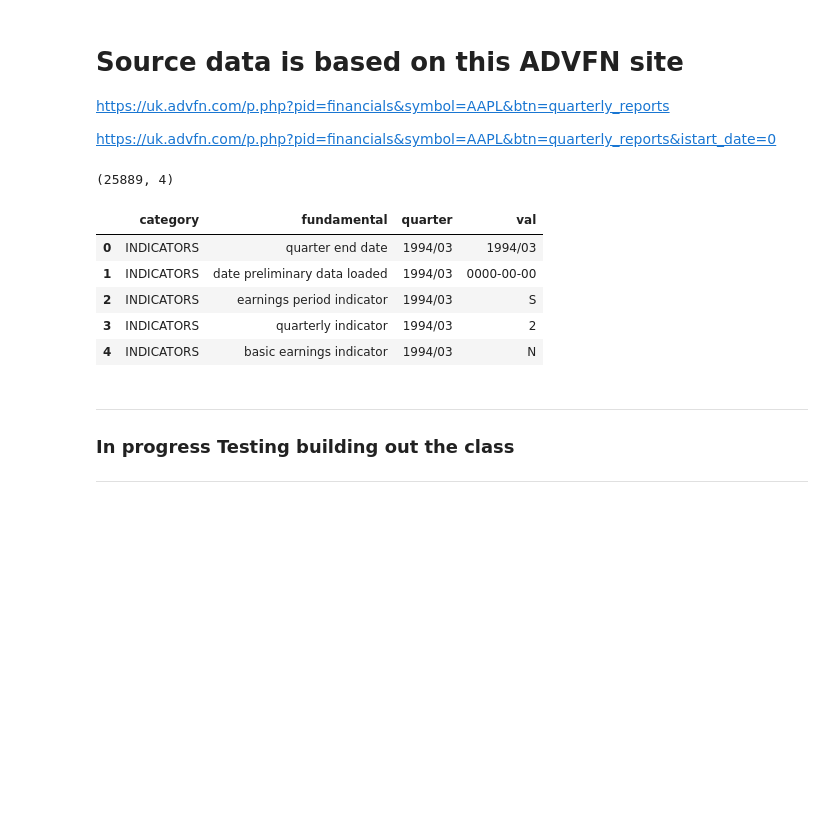
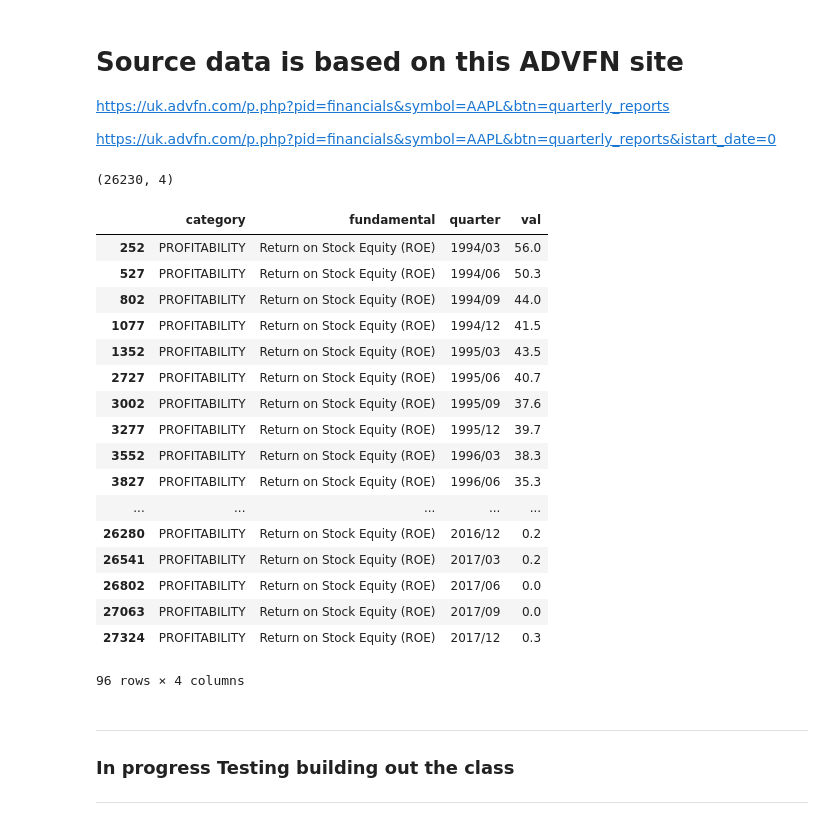
Before and after one commit to mcdaded/1--Python-Notebooks, a Jupyter notebook: Stocks/Quarterly Stock Fundamentals.ipynb, the cells around one changed output. Saved outputs shown, nothing was run; the diff lists cells and outputs as text; code cells hidden in the pictures; blank space fills up the shorter version.

```diff
--- a/Stocks/Quarterly Stock Fundamentals.ipynb
+++ b/Stocks/Quarterly Stock Fundamentals.ipynb
@@ -68,16 +68,28 @@ class ADVFN:
 # %%
 stocks = ADVFN()
 # %%
-aapl = stocks.get_stock_fundamentals('AAPL')
+aapl = stocks.get_stock_fundamentals('COKE')
 aapl.shape
 # %% [output]
-(25889, 4)
+(26230, 4)
-# %%
-aapl.head()
-# %% [output]
-|  | category | fundamental | quarter | val |
-| 0 | INDICATORS | quarter end date | 1994/03 | 1994/03 |
-| 1 | INDICATORS | date preliminary data loaded | 1994/03 | 0000-00-00 |
-| 2 | INDICATORS | earnings period indicator | 1994/03 | S |
-| 3 | INDICATORS | quarterly indicator | 1994/03 | 2 |
-| 4 | INDICATORS | basic earnings indicator | 1994/03 | N |
+# %%
+aapl[(aapl['category'] == 'PROFITABILITY') & (aapl['fundamental'] == 'Return on Stock Equity (ROE)')].head(100)
+# %% [output]
+|  | category | fundamental | quarter | val |
+| 252 | PROFITABILITY | Return on Stock Equity (ROE) | 1994/03 | 56.0 |
+| 527 | PROFITABILITY | Return on Stock Equity (ROE) | 1994/06 | 50.3 |
+| 802 | PROFITABILITY | Return on Stock Equity (ROE) | 1994/09 | 44.0 |
+| 1077 | PROFITABILITY | Return on Stock Equity (ROE) | 1994/12 | 41.5 |
+| 1352 | PROFITABILITY | Return on Stock Equity (ROE) | 1995/03 | 43.5 |
+| 2727 | PROFITABILITY | Return on Stock Equity (ROE) | 1995/06 | 40.7 |
+| 3002 | PROFITABILITY | Return on Stock Equity (ROE) | 1995/09 | 37.6 |
+| 3277 | PROFITABILITY | Return on Stock Equity (ROE) | 1995/12 | 39.7 |
+| 3552 | PROFITABILITY | Return on Stock Equity (ROE) | 1996/03 | 38.3 |
+| 3827 | PROFITABILITY | Return on Stock Equity (ROE) | 1996/06 | 35.3 |
+| ... | ... | ... | ... | ... |
+| 26280 | PROFITABILITY | Return on Stock Equity (ROE) | 2016/12 | 0.2 |
+| 26541 | PROFITABILITY | Return on Stock Equity (ROE) | 2017/03 | 0.2 |
+| 26802 | PROFITABILITY | Return on Stock Equity (ROE) | 2017/06 | 0.0 |
+| 27063 | PROFITABILITY | Return on Stock Equity (ROE) | 2017/09 | 0.0 |
+| 27324 | PROFITABILITY | Return on Stock Equity (ROE) | 2017/12 | 0.3 |
+96 rows × 4 columns
```
Also changed, not shown: parts of 1 cell of this notebook.
